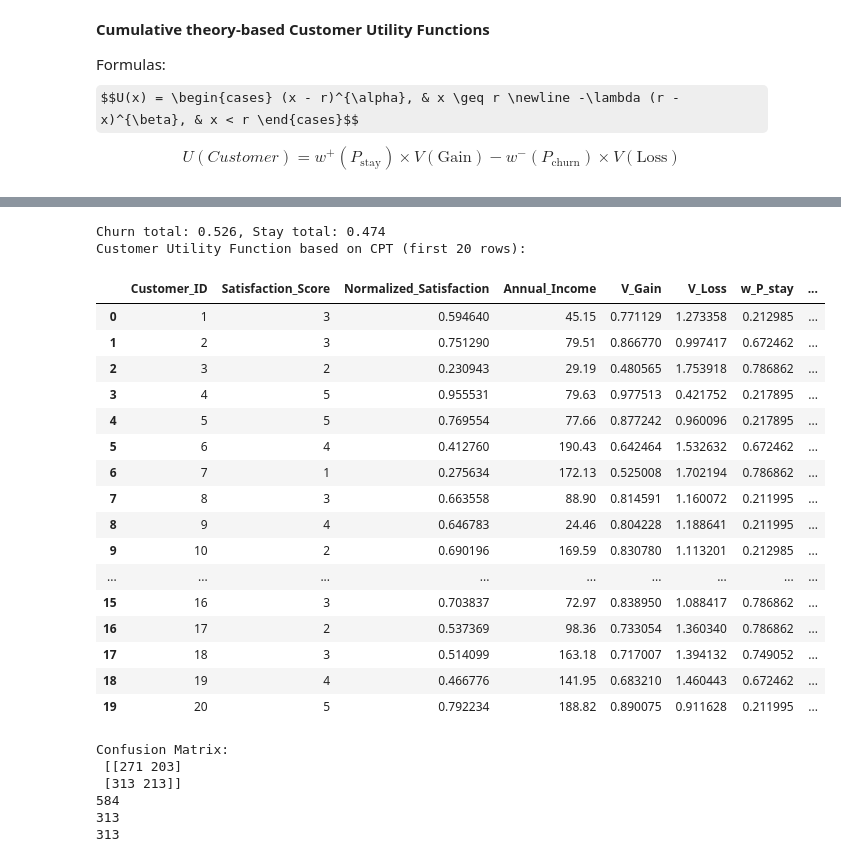
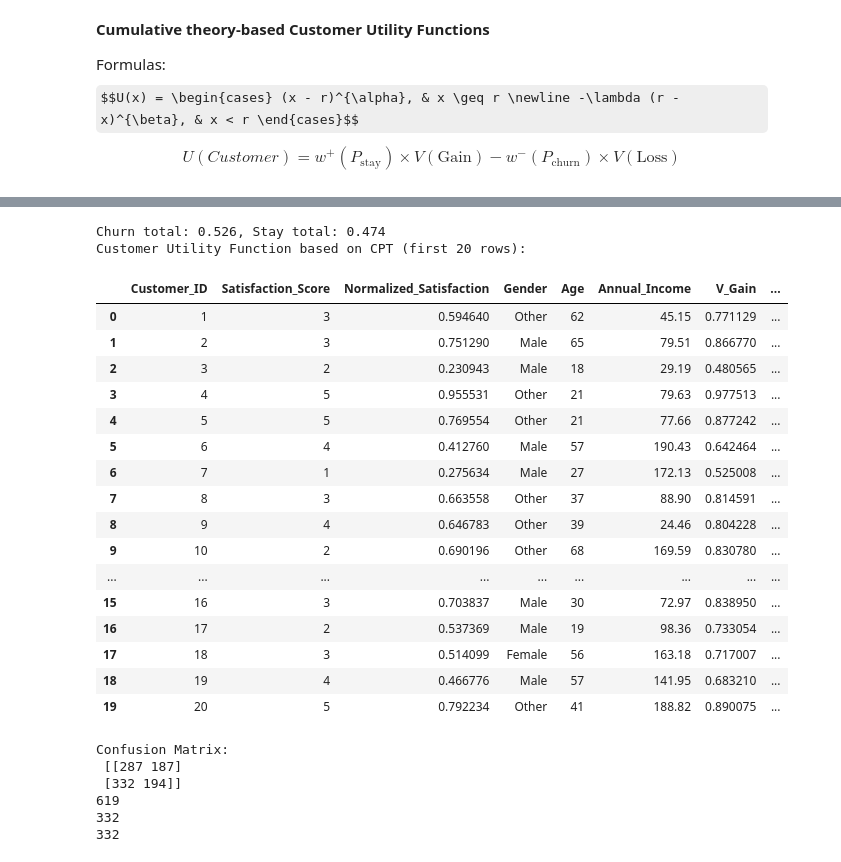
Before and after one commit to mehalyna/nlp-fuzzy, a Jupyter notebook: src/churn-retail.ipynb, the cells around one changed output, grey strips where cells are left out. Cells and saved outputs as stored; diff of their text form; code cells hidden in the pictures; some formulas as TeX source.

```diff
--- a/src/churn-retail.ipynb
+++ b/src/churn-retail.ipynb
@@ -305,7 +305,7 @@ $$U(x) = \begin{cases} (x - r)^{\alpha}, & x \geq r \newline -\lambda (r - x)^{\
 $$U(Customer) = w^+(P_{\text{stay}})\times V(\text{Gain}) - w^-(P_{\text{churn}})\times V(\text{Loss})$$
 # %%
 def real_root(x):
-    return np.sign(x) * np.abs(x) ** (1/5)
+    return np.sign(x) * np.abs(x) ** (1/3)
 
 def scale(a, b, c, d, t):
     return c + ((t - a) / (b - a)) * (d - c)
@@ -338,12 +338,9 @@ plt.show()
 # Parameters based on typical Prospect Theory values (can be calibrated later)
 alpha = 0.5      # sensitivity parameter for gains
 beta = 0.5       # sensitivity parameter for losses
-lambda_ = 2.0    # loss aversion coefficient (typical range: 2.0 - 2.5)
+lambda_ = 1.5    # loss aversion coefficient (typical range: 2.0 - 2.5)
 gamma = 0.61      # parameter for probability weighting function
 
-# Probability weighting function based on CPT
-def weighting_function(p, gamma):
-    return np.exp(-(-np.log(p))**gamma)
 
 # Calculate normalized satisfaction score (reference point)
 # df['Normalized_Satisfaction'] = df['Satisfaction_Score'] / df['Satisfaction_Score'].max()
@@ -359,7 +356,8 @@ stay_total = 1 - churn_total
 print(f'Churn total: {churn_total}, Stay total: {stay_total}')
 
 # Churn for each Segment
-mean_churn_dict = df.groupby('Segment_Characteristic')['Target_Churn'].mean().to_dict()
+segmentation = 'Segment_Characteristic'
+mean_churn_dict = df.groupby(segmentation)['Target_Churn'].mean().to_dict()
 
 def calculate_w_P_stay(segment):
     churn_value = mean_churn_dict.get(segment, 0)  # Get the segment churn value
@@ -372,64 +370,66 @@ def calculate_w_P_churn(segment):
 
 
 # Apply probability weighting
-df['w_P_stay'] = df['Segment_Characteristic'].map(calculate_w_P_stay)
-df['w_P_churn'] = df['Segment_Characteristic'].map(calculate_w_P_churn)
+df['w_P_stay'] = df[segmentation].map(calculate_w_P_stay)
+df['w_P_churn'] = df[segmentation].map(calculate_w_P_churn)
 
 
 
 # Compute value functions for Gain and Loss based on Satisfaction_Score
 df['V_Gain'] = (df['Normalized_Satisfaction'] ** alpha)
 df['V_Loss'] = lambda_ * ((1 - df['Normalized_Satisfaction']) ** beta)
 
 
 # Calculate Customer Utility based on CPT formula
 df['Customer_Utility'] = (df['w_P_stay'] * df['V_Gain']) - (df['w_P_churn'] * df['V_Loss'])
 
 # Display the results clearly (first 10 customers)
 display_columns = [ 'Customer_ID', 'Satisfaction_Score', 'Normalized_Satisfaction',
+                   'Gender', 'Age',
                    'Annual_Income', 'V_Gain', 'V_Loss', 'w_P_stay', 'w_P_churn',
-                   'Segment', 'Customer_Utility', 'Target_Churn']
+                   segmentation, 'Customer_Utility', 'Target_Churn']
 
 # Displaying the calculated utilities
 print("Customer Utility Function based on CPT (first 20 rows):")
 display(df[display_columns].head(20))
 
 
 
 from sklearn.metrics import confusion_matrix
 
 df['Customer_Utility_binary'] = df['Customer_Utility'] > 0
 df['Customer_Utility_binary'] = df['Customer_Utility_binary'].astype(int)  # Convert to 0/1
 # df['b_numeric'] = df['b'].astype(int)
 
 cm = confusion_matrix(df['Target_Churn_Int'], df['Customer_Utility_binary'])
 print("Confusion Matrix:\n", cm)
-print((df['Customer_Utility'] < 0).sum())
-print(((df['Customer_Utility'] < 0) & (df['Target_Churn_Int'] == 1)).sum())
-print(((df['Customer_Utility'] < 0) & (df['Target_Churn'] == True)).sum())
+
+filtered_df = pd.DataFrame(df[((df['Customer_Utility'] < 0) & (df['Target_Churn_Int'] == 0))
+                | ((df['Customer_Utility'] > 0) & (df['Target_Churn_Int'] == 1))].copy())
+display(filtered_df[display_columns].head(20))
 # %% [output]
 Churn total: 0.526, Stay total: 0.474
 Customer Utility Function based on CPT (first 20 rows):
-|  | Customer_ID | Satisfaction_Score | Normalized_Satisfaction | Annual_Income | V_Gain | V_Loss | w_P_stay | ... |
-| 0 | 1 | 3 | 0.594640 | 45.15 | 0.771129 | 1.273358 | 0.212985 | ... |
-| 1 | 2 | 3 | 0.751290 | 79.51 | 0.866770 | 0.997417 | 0.672462 | ... |
-| 2 | 3 | 2 | 0.230943 | 29.19 | 0.480565 | 1.753918 | 0.786862 | ... |
-| 3 | 4 | 5 | 0.955531 | 79.63 | 0.977513 | 0.421752 | 0.217895 | ... |
-| 4 | 5 | 5 | 0.769554 | 77.66 | 0.877242 | 0.960096 | 0.217895 | ... |
-| 5 | 6 | 4 | 0.412760 | 190.43 | 0.642464 | 1.532632 | 0.672462 | ... |
-| 6 | 7 | 1 | 0.275634 | 172.13 | 0.525008 | 1.702194 | 0.786862 | ... |
-| 7 | 8 | 3 | 0.663558 | 88.90 | 0.814591 | 1.160072 | 0.211995 | ... |
-| 8 | 9 | 4 | 0.646783 | 24.46 | 0.804228 | 1.188641 | 0.211995 | ... |
-| 9 | 10 | 2 | 0.690196 | 169.59 | 0.830780 | 1.113201 | 0.212985 | ... |
+|  | Customer_ID | Satisfaction_Score | Normalized_Satisfaction | Gender | Age | Annual_Income | V_Gain | ... |
+| 0 | 1 | 3 | 0.594640 | Other | 62 | 45.15 | 0.771129 | ... |
+| 1 | 2 | 3 | 0.751290 | Male | 65 | 79.51 | 0.866770 | ... |
+| 2 | 3 | 2 | 0.230943 | Male | 18 | 29.19 | 0.480565 | ... |
+| 3 | 4 | 5 | 0.955531 | Other | 21 | 79.63 | 0.977513 | ... |
+| 4 | 5 | 5 | 0.769554 | Other | 21 | 77.66 | 0.877242 | ... |
+| 5 | 6 | 4 | 0.412760 | Male | 57 | 190.43 | 0.642464 | ... |
+| 6 | 7 | 1 | 0.275634 | Male | 27 | 172.13 | 0.525008 | ... |
+| 7 | 8 | 3 | 0.663558 | Other | 37 | 88.90 | 0.814591 | ... |
+| 8 | 9 | 4 | 0.646783 | Other | 39 | 24.46 | 0.804228 | ... |
+| 9 | 10 | 2 | 0.690196 | Other | 68 | 169.59 | 0.830780 | ... |
 | ... | ... | ... | ... | ... | ... | ... | ... | ... |
-| 15 | 16 | 3 | 0.703837 | 72.97 | 0.838950 | 1.088417 | 0.786862 | ... |
-| 16 | 17 | 2 | 0.537369 | 98.36 | 0.733054 | 1.360340 | 0.786862 | ... |
-| 17 | 18 | 3 | 0.514099 | 163.18 | 0.717007 | 1.394132 | 0.749052 | ... |
-| 18 | 19 | 4 | 0.466776 | 141.95 | 0.683210 | 1.460443 | 0.672462 | ... |
-| 19 | 20 | 5 | 0.792234 | 188.82 | 0.890075 | 0.911628 | 0.211995 | ... |
+| 15 | 16 | 3 | 0.703837 | Male | 30 | 72.97 | 0.838950 | ... |
+| 16 | 17 | 2 | 0.537369 | Male | 19 | 98.36 | 0.733054 | ... |
+| 17 | 18 | 3 | 0.514099 | Female | 56 | 163.18 | 0.717007 | ... |
+| 18 | 19 | 4 | 0.466776 | Male | 57 | 141.95 | 0.683210 | ... |
+| 19 | 20 | 5 | 0.792234 | Other | 41 | 188.82 | 0.890075 | ... |
 Confusion Matrix:
- [[271 203]
- [313 213]]
-584
-313
-313
+ [[287 187]
+ [332 194]]
+619
+332
+332
```
Also changed, not shown: parts of 4 cells of this notebook, 1 other file.
